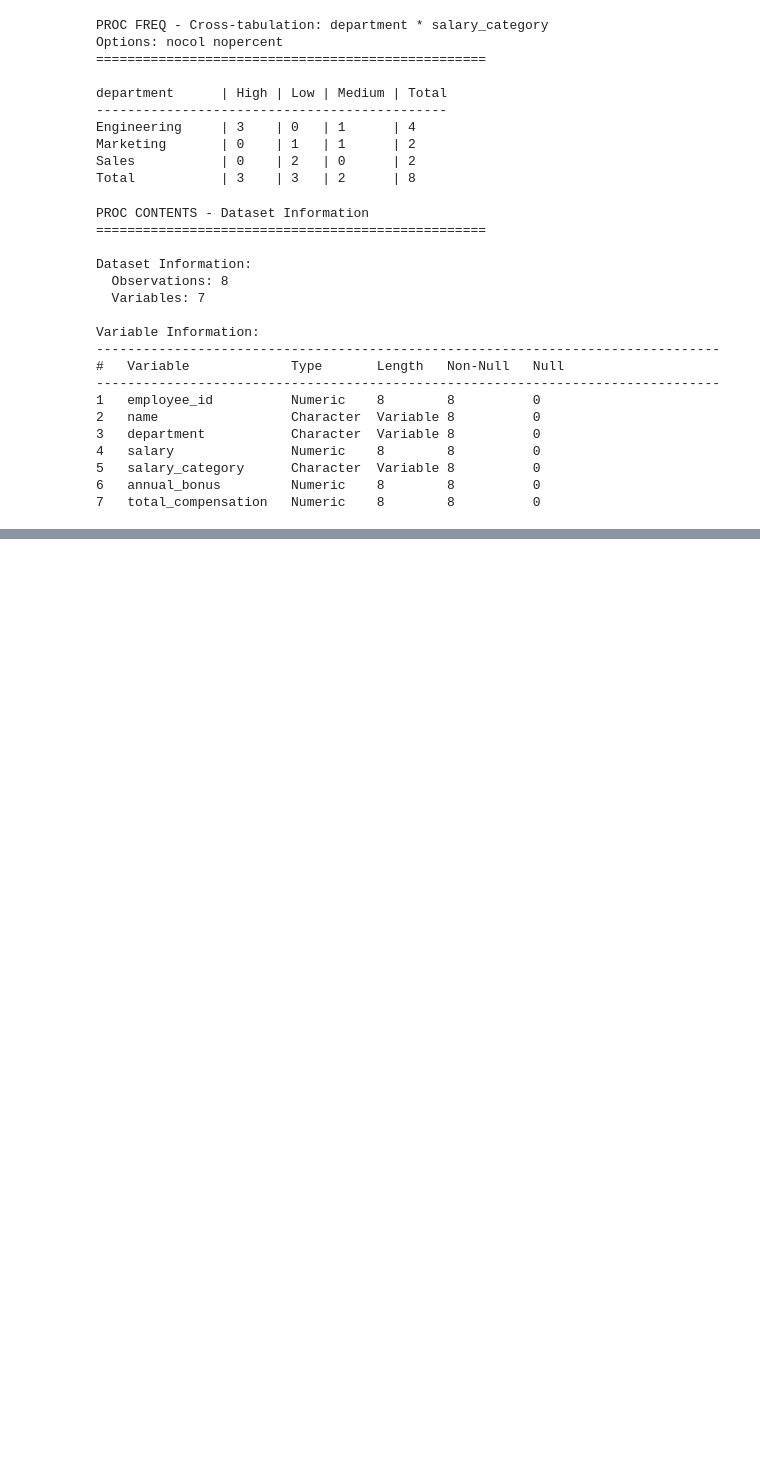
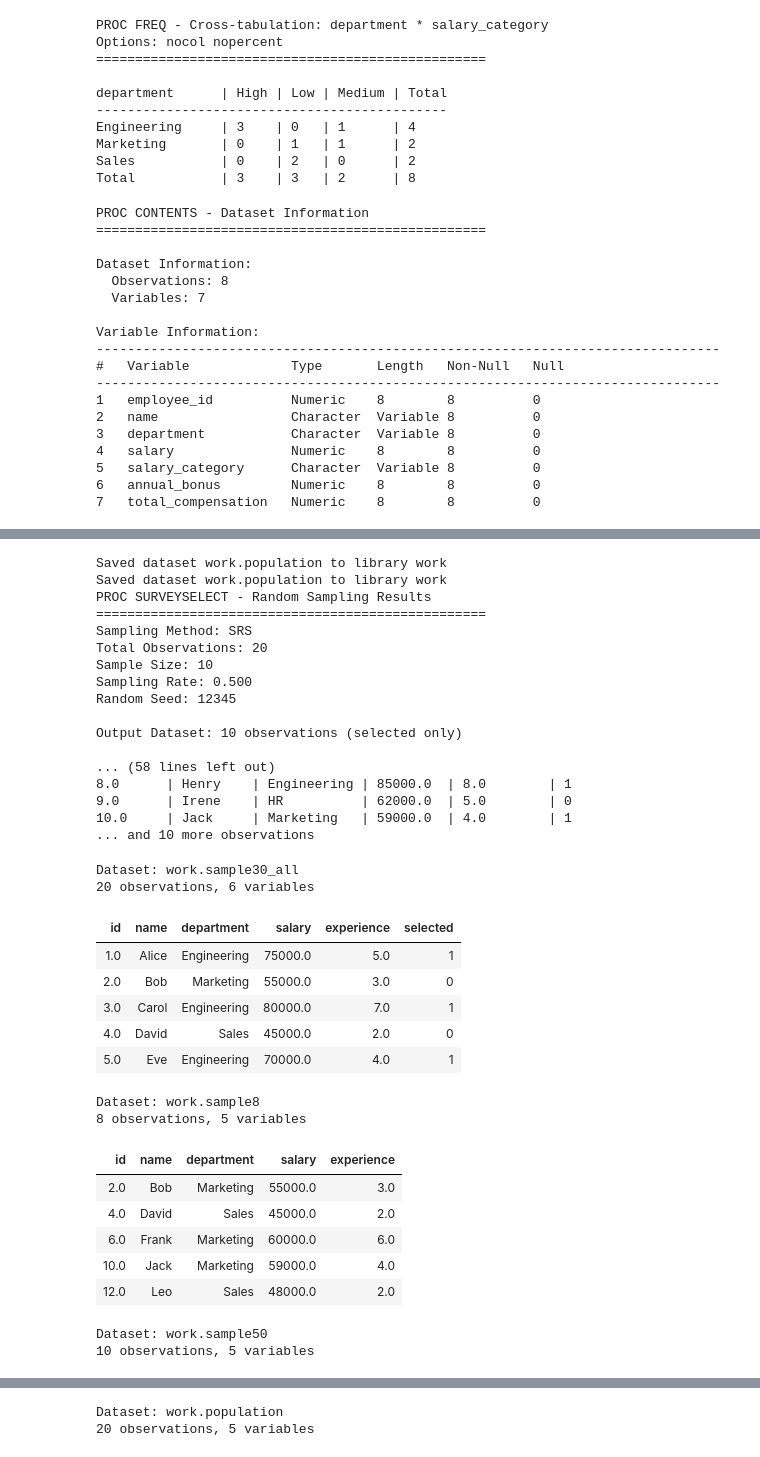
Before and after one commit to ryan-story/Open-SAS, a Jupyter notebook: examples/osas_walkthrough.ipynb, the cells around one changed output, grey strips where cells are left out. Cells and saved outputs as stored; diff of their text form; code cells hidden in the pictures; blank space fills up the shorter version.

```diff
--- a/examples/osas_walkthrough.ipynb
+++ b/examples/osas_walkthrough.ipynb
@@ -473,0 +1317,76 @@ Variable Information:
+# %%
+/* Demo 20: PROC SURVEYSELECT - Random Sampling */
+/* Create a larger dataset for sampling demonstration */
+data work.population;
+    input id name $ department $ salary experience;
+    datalines;
+1 Alice Engineering 75000 5
+2 Bob Marketing 55000 3
+3 Carol Engineering 80000 7
+4 David Sales 45000 2
+5 Eve Engineering 70000 4
+6 Frank Marketing 60000 6
+7 Grace Sales 50000 3
+8 Henry Engineering 85000 8
+9 Irene HR 62000 5
+10 Jack Marketing 59000 4
+11 Kelly Engineering 72000 6
+12 Leo Sales 48000 2
+13 Mary Marketing 61000 5
+14 Nick Engineering 78000 7
+15 Olivia HR 58000 4
+16 Paul Sales 52000 3
+17 Quinn Engineering 76000 5
+18 Rachel Marketing 64000 6
+19 Sam HR 60000 4
+20 Tom Engineering 82000 8
+;
+run;
+
+/* Example 1: 50% random sample */
+proc surveyselect data=work.population out=work.sample50 method=srs samprate=0.5 seed=12345;
+run;
+
+/* Example 2: Fixed sample size of 8 observations */
+proc surveyselect data=work.population out=work.sample8 method=srs n=8 seed=54321;
+run;
+
+/* Example 3: 30% sample with selection indicator (OUTALL) */
+proc surveyselect data=work.population out=work.sample30_all method=srs samprate=0.3 seed=99999 outall=true;
+run;
+# %% [output]
+Saved dataset work.population to library work
+Saved dataset work.population to library work
+PROC SURVEYSELECT - Random Sampling Results
+==================================================
+Sampling Method: SRS
+Total Observations: 20
+Sample Size: 10
+Sampling Rate: 0.500
+Random Seed: 12345
+
+Output Dataset: 10 observations (selected only)
+
+... (58 lines left out)
+8.0      | Henry    | Engineering | 85000.0  | 8.0        | 1
+9.0      | Irene    | HR          | 62000.0  | 5.0        | 0
+10.0     | Jack     | Marketing   | 59000.0  | 4.0        | 1
+... and 10 more observations
+Dataset: work.sample30_all
+20 observations, 6 variables
+| id | name | department | salary | experience | selected |
+| 1.0 | Alice | Engineering | 75000.0 | 5.0 | 1 |
+| 2.0 | Bob | Marketing | 55000.0 | 3.0 | 0 |
+| 3.0 | Carol | Engineering | 80000.0 | 7.0 | 1 |
+| 4.0 | David | Sales | 45000.0 | 2.0 | 0 |
+| 5.0 | Eve | Engineering | 70000.0 | 4.0 | 1 |
+Dataset: work.sample8
+8 observations, 5 variables
+| id | name | department | salary | experience |
+| 2.0 | Bob | Marketing | 55000.0 | 3.0 |
+| 4.0 | David | Sales | 45000.0 | 2.0 |
+| 6.0 | Frank | Marketing | 60000.0 | 6.0 |
+| 10.0 | Jack | Marketing | 59000.0 | 4.0 |
+| 12.0 | Leo | Sales | 48000.0 | 2.0 |
+Dataset: work.sample50
+10 observations, 5 variables
@@ -473,0 +1399,2 @@ Variable Information:
+Dataset: work.population
+20 observations, 5 variables
```
Also changed, not shown: parts of 69 cells of this notebook, 32 other files.
